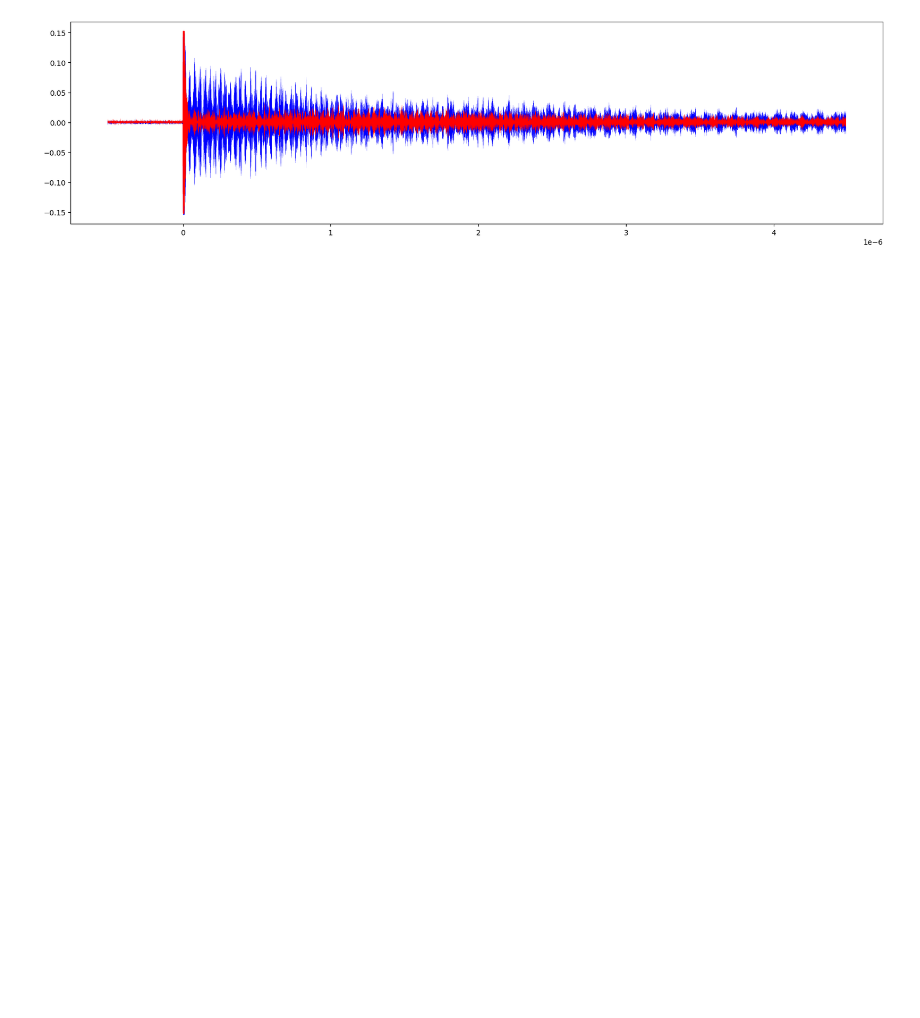
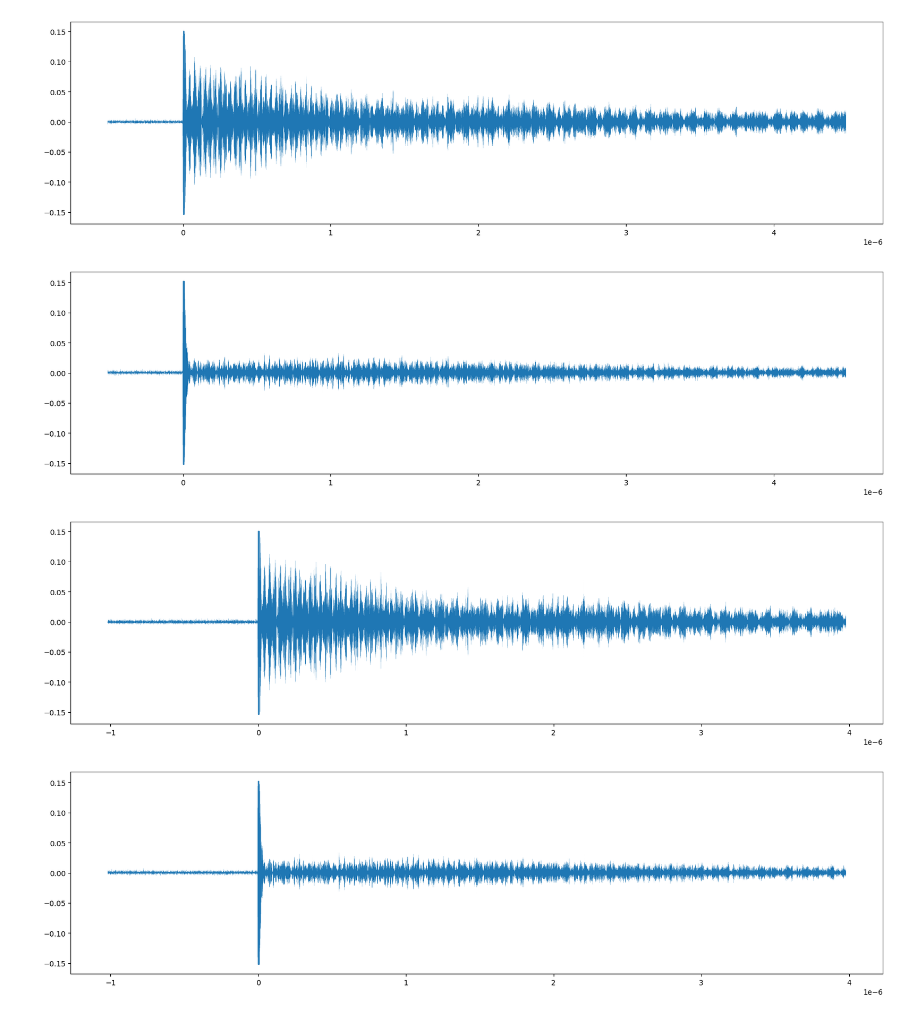
Before and after one commit to jpgtordilla/hombom24, a Jupyter notebook: scope-analysis/scope_data_processing.ipynb, the cells around one changed output. Drawn from its saved outputs; the diff is of its cells as text; code cells hidden in the pictures; blank space fills up the shorter version.

```diff
--- a/scope-analysis/scope_data_processing.ipynb
+++ b/scope-analysis/scope_data_processing.ipynb
@@ -13,12 +13,12 @@ def clean_df(path):
     df_result = path_df.rename(columns={f"{path_df.columns[0]}": "info", f"{path_df.columns[1]}": "info_vals", f"{path_df.columns[2]}": "info_units", f"{path_df.columns[3]}": "time", f"{path_df.columns[4]}": "values"})
     return df_result
 
-def plot_df(signal_df):
+def plot_df(signal_df, t_col, v_col):
     """Plot the dataframe with values over time to visualize the data."""
     figure, axes = plt.subplots(figsize=(20, 5))
     # cast columns to float
-    t = signal_df["time"].astype("float")
-    v = signal_df["values"].astype("float")
+    t = signal_df[t_col].astype("float")
+    v = signal_df[v_col].astype("float")
     # plot signal
     axes.plot(t, v, linestyle='-', linewidth=0.1)
     plt.show()
@@ -38,47 +38,39 @@ def create_full_df():
     return the resulting DataFrame
     """
 
     df_set2_cav1 = clean_df("/Users/jonathontordilla/Desktop/hombom24/scope-analysis/2024-07-03_fast_scope/set2_cav1.csv")
     rename_df_set2_cav1 = df_set2_cav1.rename(columns={"time": "time_set2_cav1", "values": "values_set2_cav1"})
     clean_df_set2_cav1 = rename_df_set2_cav1.loc[0:len(rename_df_set2_cav1["time_set2_cav1"]), "time_set2_cav1": "values_set2_cav1"]
 
     df_set2_cav2 = clean_df("/Users/jonathontordilla/Desktop/hombom24/scope-analysis/2024-07-03_fast_scope/set2_cav2.csv")
     rename_df_set2_cav2 = df_set2_cav2.rename(columns={"time": "time_set2_cav2", "values": "values_set2_cav2"})
     clean_df_set2_cav2 = rename_df_set2_cav2.loc[0:len(rename_df_set2_cav2["time_set2_cav2"]), "time_set2_cav2": "values_set2_cav2"]
 
     result_df = pd.concat([clean_df_set2_cav1, clean_df_set2_cav2], axis=1)
 
     for i in range(3, 13):
         curr_df_cav1 = clean_df(f"/Users/jonathontordilla/Desktop/hombom24/scope-analysis/2024-07-03_fast_scope/set{i}_cav1.csv")
         curr_df_cav2 = clean_df(f"/Users/jonathontordilla/Desktop/hombom24/scope-analysis/2024-07-03_fast_scope/set{i}_cav2.csv")
 
         rename_cav1 = curr_df_cav1.rename(columns={"time": f"time_set{i}_cav1", "values": f"values_set{i}_cav1"})
         clean_cav1 = rename_cav1.loc[0:len(rename_cav1[f"time_set{i}_cav1"]), f"time_set{i}_cav1": f"values_set{i}_cav1"]
         rename_cav2 = curr_df_cav2.rename(columns={"time": f"time_set{i}_cav2", "values": f"values_set{i}_cav2"})
         clean_cav2 = rename_cav2.loc[0:len(rename_cav2[f"time_set{i}_cav2"]), f"time_set{i}_cav2": f"values_set{i}_cav2"]
 
         result_df[f"time_set{i}_cav1"] = clean_cav1[f"time_set{i}_cav1"]
         result_df[f"values_set{i}_cav1"] = clean_cav1[f"values_set{i}_cav1"]
         result_df[f"time_set{i}_cav2"] = clean_cav2[f"time_set{i}_cav2"]
         result_df[f"values_set{i}_cav2"] = clean_cav2[f"values_set{i}_cav2"]
 
     return result_df
 
-def plot_all_df(full_df):
-    """Plot the dataframe with values over time to visualize the data."""
-    figure, axes = plt.subplots(figsize=(20, 5))
-    for i in range(2, 13):
-        # cast columns to float
-        t1 = full_df[f"time_set{i}_cav1"].astype("float")
-        v1 = full_df[f"values_set{i}_cav1"].astype("float")
-        t2 = full_df[f"time_set{i}_cav2"].astype("float")
-        v2 = full_df[f"values_set{i}_cav2"].astype("float")
-        # plot signal for C1 and C2
-        axes.plot(t1, v1, linestyle='-', linewidth=0.1, color='blue')
-        axes.plot(t2, v2, linestyle='-', linewidth=0.1, color='red')
-        plt.show()
-
-create_full_df().head(10)
-plot_all_df(create_full_df())
+full_df = create_full_df()
+plot_df(full_df, "time_set2_cav1", "values_set2_cav1")
+plot_df(full_df, "time_set2_cav2", "values_set2_cav2")
+plot_df(full_df, "time_set12_cav1", "values_set12_cav1")
+plot_df(full_df, "time_set12_cav2", "values_set12_cav2")
 # %% [output]
-[figure, old version]
+[figure, new version]
+[figure, added]
+[figure, added]
+[figure, added]
```
Also changed, not shown: 1 other file.
